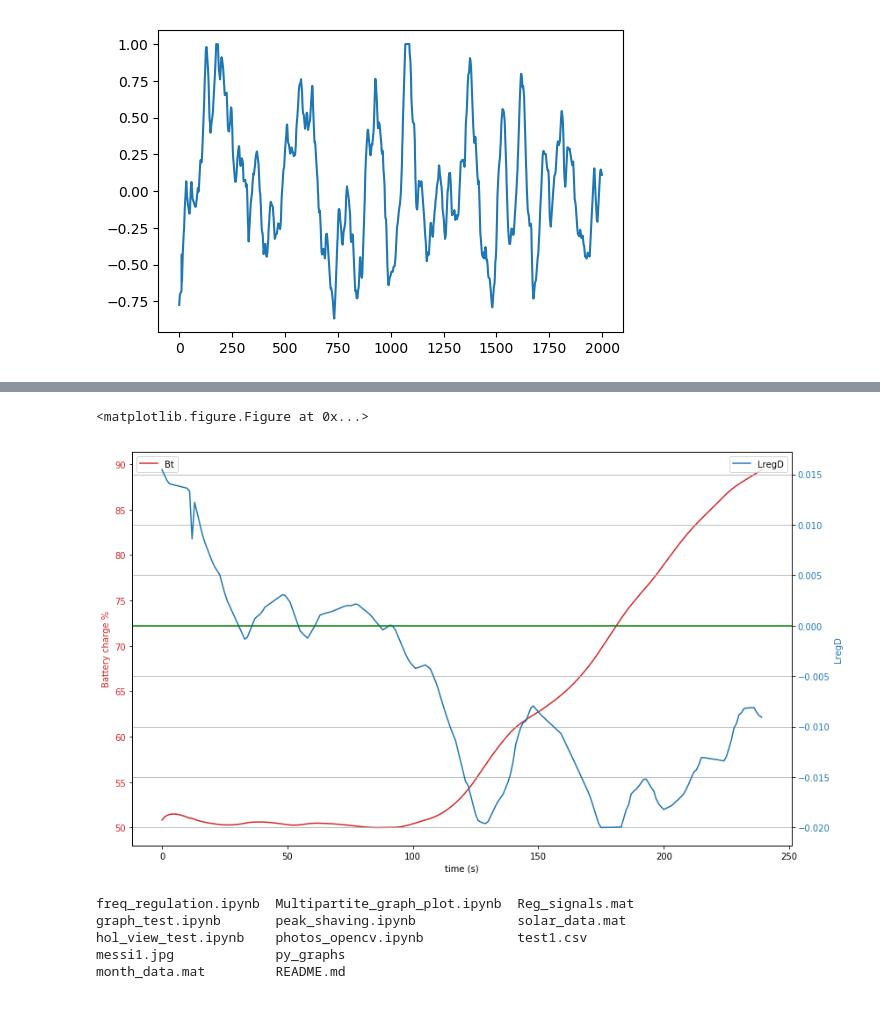
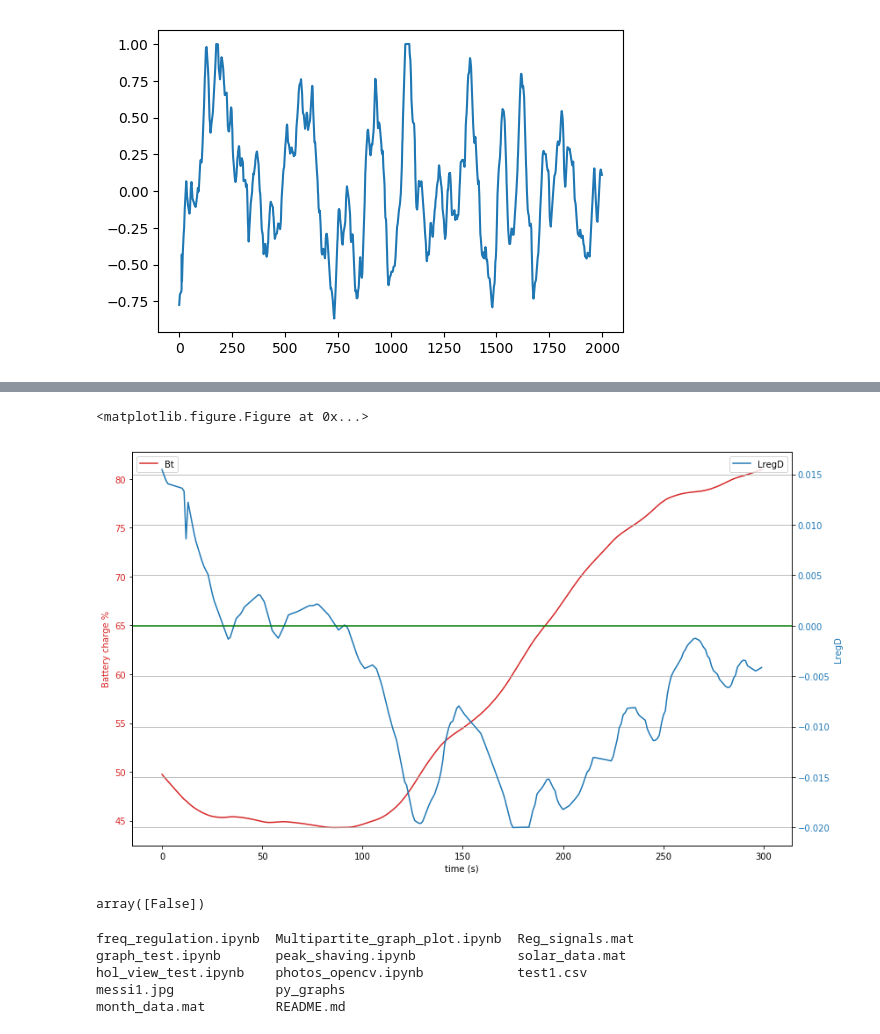
Before and after one commit to Thanosro/py_graphs, a Jupyter notebook: freq_regulation.ipynb, the cells around one changed output, grey strips where cells are left out. Drawn from its saved outputs; the diff is of its cells as text; code cells hidden in the pictures.

```diff
--- a/freq_regulation.ipynb
+++ b/freq_regulation.ipynb
@@ -41,17 +41,19 @@ plt.show()
 [figure]
 # %%
 # mobile ESS parameters
-T = 240;
+T = 300;
 # T = np.shape(regD_ar)[0]
 # T = 5;
 L = 0.02; # MW
 E_max = L*T
 # E_max = L
-P_max = E_max
+# P_max = E_max
+P_max = 2*L
 # charge is denoted by negative sign
-E_init = -E_max/2
+E_init = 0.5*E_max
+# E_init = regD[0]
 # E_init = 0
-assert E_init <=0, "E_init is positive"
+# assert E_init <=0, "E_init is positive"
 lam_c = 50; # $/MWh
 lam_mis = 5 # $/MWh
 regD = -regD_ar[0:T]
@@ -167,36 +170,37 @@ plt.show()
 # %%
-data1 = (100/E_max)*(-E_init + np.cumsum(-Bt.value))
+data1 = (100/E_max)*(np.cumsum(-Bt.value) + E_init)
 data2 = L*regD
 
 fig3 = plt.figure(600, dpi=150)
 
 fig3, ax1 = plt.subplots()
 fig3.set_figheight(7)
 fig3.set_figwidth(12)
 
 color = 'tab:red'
 ax1.set_xlabel('time (s)')
 ax1.set_ylabel('Battery charge %', color=color)
 ax1.plot(data1, color=color)
 ax1.tick_params(axis='y', labelcolor=color)
 plt.legend(['Bt','LregD'])
 ax2 = ax1.twinx()  # instantiate a second axes that shares the same x-axis
 
 color = 'tab:blue'
 ax2.set_ylabel('LregD', color=color)  # we already handled the x-label with ax1
 ax2.plot(data2, color=color)
 plt.legend(['LregD'])
 ax2.tick_params(axis='y', labelcolor=color)
-
+# ax2.annotate('local maximum', xy=(6.28, 1), xytext=(10, 4),
+#             arrowprops=dict(facecolor='black', shrink=0.05))
 
 plt.axhline(y=0, color='g', linestyle='-')
 plt.grid(True)
 
 fig3.tight_layout()  # otherwise the right y-label is slightly clipped
 plt.show()
 # %% [output]
 <matplotlib.figure.Figure at 0x...>
-[figure, old version]
+[figure, new version]
 # %%
 # dataframe setup
 res = {'Epsilon': list(epsilon.value),
@@ -210,3 +212,7 @@ res_df = pd.DataFrame(res)
+# %%
+np.equal(Bt.value[0],-E_init)
+# %% [output]
+array([False])
 # %%
 # execute terminal commands
 !ls
```
Also changed, not shown: parts of 8 cells of this notebook.
